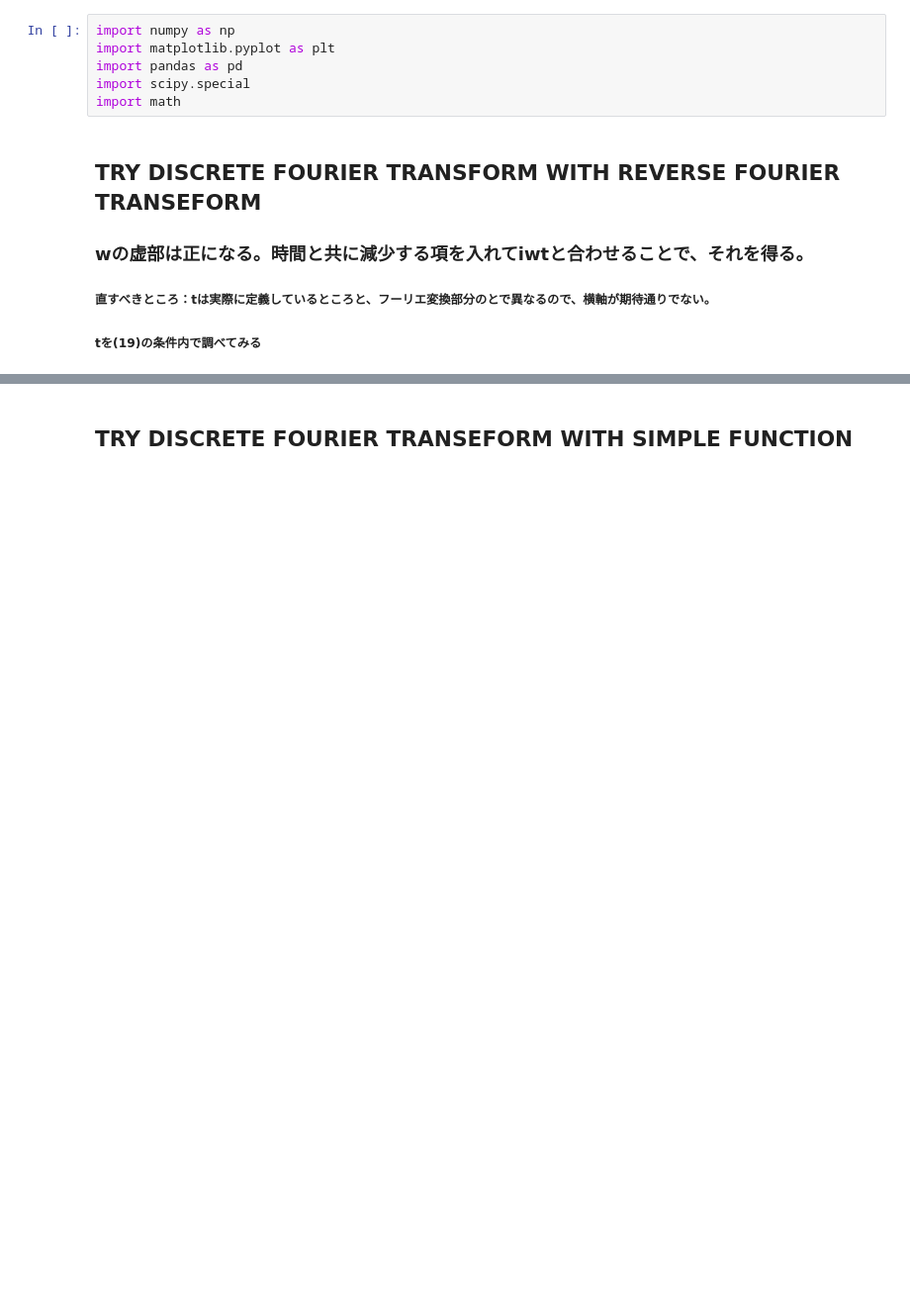
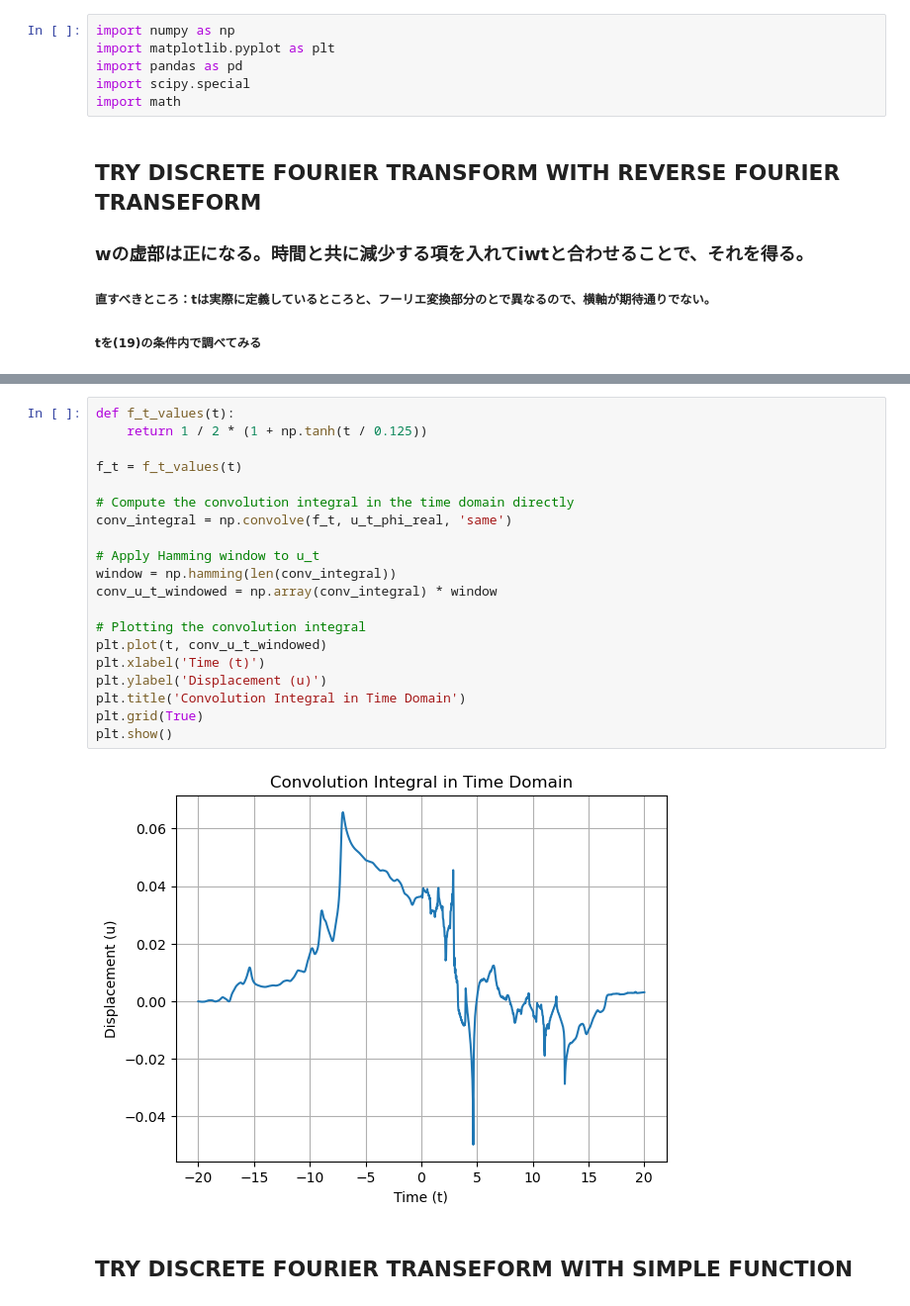
Before and after one commit to SKvr-46/Wavenumber_Spectrum, a Jupyter notebook: Untitled.ipynb, the cells around one changed output, grey strips where cells are left out. Shown at 99% size. Saved outputs shown, nothing was run; the diff lists cells and outputs as text; blank space fills up the shorter version.

```diff
--- a/Untitled.ipynb
+++ b/Untitled.ipynb
@@ -147,3 +151,25 @@ plt.show()
+# %%
+def f_t_values(t):
+    return 1 / 2 * (1 + np.tanh(t / 0.125))
+
+f_t = f_t_values(t)
+
+# Compute the convolution integral in the time domain directly
+conv_integral = np.convolve(f_t, u_t_phi_real, 'same')
+
+# Apply Hamming window to u_t
+window = np.hamming(len(conv_integral))
+conv_u_t_windowed = np.array(conv_integral) * window
+
+# Plotting the convolution integral
+plt.plot(t, conv_u_t_windowed)
+plt.xlabel('Time (t)')
+plt.ylabel('Displacement (u)')
+plt.title('Convolution Integral in Time Domain')
+plt.grid(True)
+plt.show()
+# %% [output]
+[figure, added]
 # %% [markdown]
 ## TRY DISCRETE FOURIER TRANSEFORM WITH SIMPLE FUNCTION
 # %% [markdown]
```
Also changed, not shown: parts of 18 cells of this notebook.
